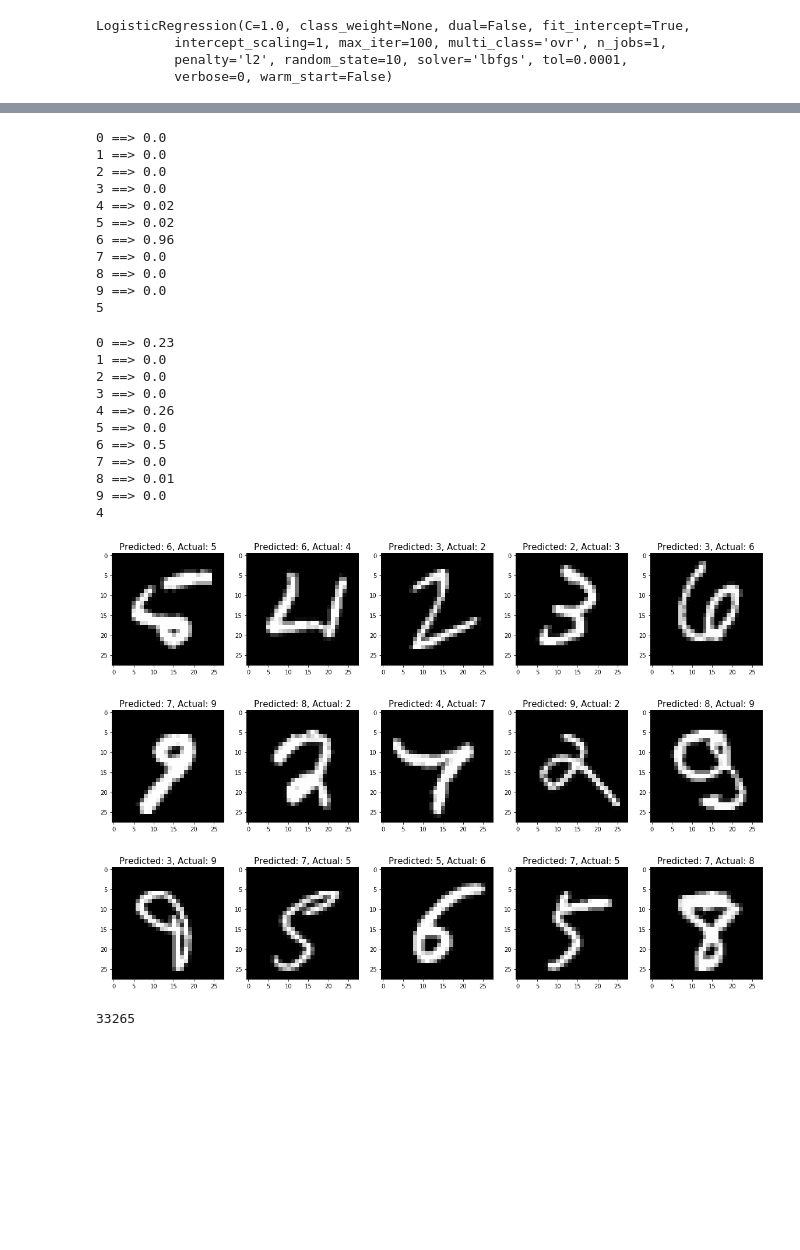
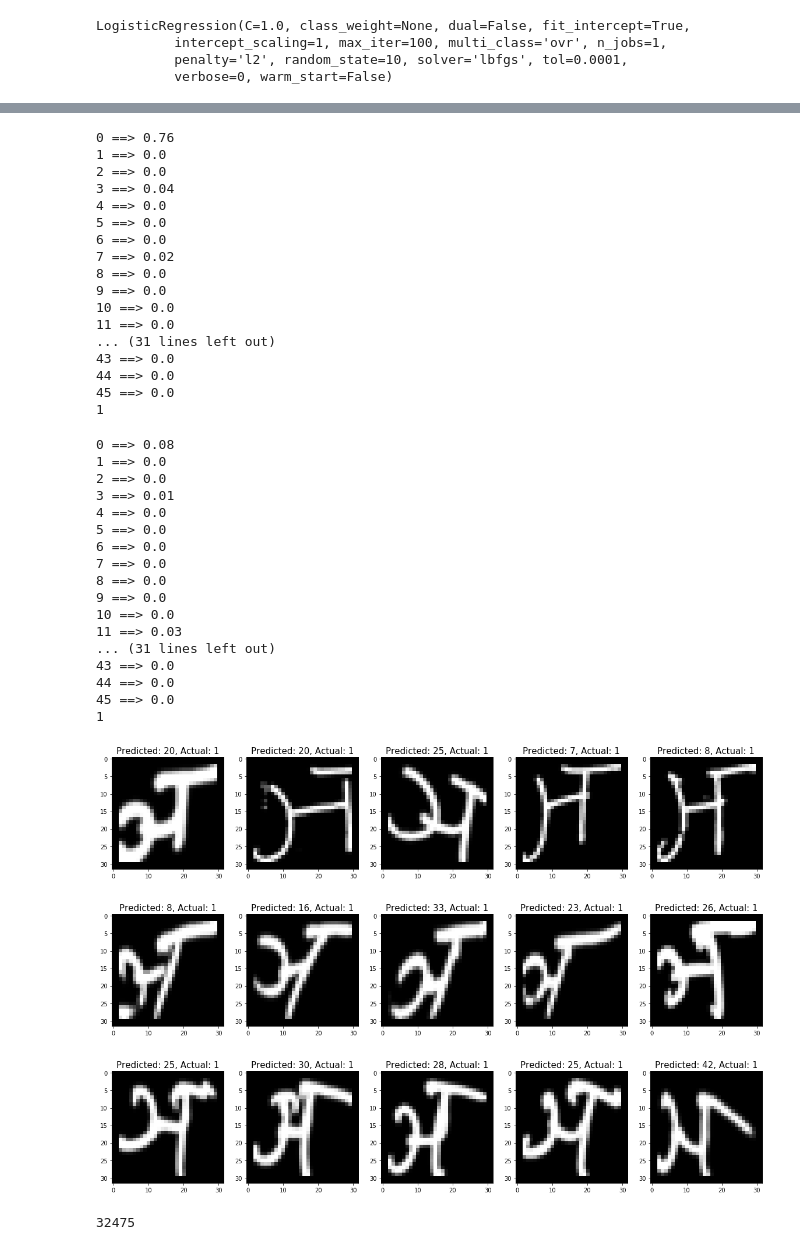
Before and after one commit to suziecyee/Devanagari, a Jupyter notebook: c4_Devanagari_Apply_classifiers_Suzie_Yee.ipynb, the cells around one changed output, grey strips where cells are left out. Saved outputs shown, nothing was run; the diff lists cells and outputs as text; code cells hidden in the pictures; blank space fills up the shorter version.

```diff
--- a/c4_Devanagari_Apply_classifiers_Suzie_Yee.ipynb
+++ b/c4_Devanagari_Apply_classifiers_Suzie_Yee.ipynb
@@ -76,9 +81,14 @@ gc.collect()
 0
 # %%
 # read csv file into test data array by calling read_file
-# set X2_test attributes to all rows, columns 1 to784
+# set X2_test attributes to all rows, columns 1 to 1024
 # set y2_test outcome to all rows, column 0
-mnist_test = read_file("mnist_data/mnist_test.csv")
-dataset_test = np.array(mnist_test)
-X2_test = dataset_test[:,1:785]
-y2_test = dataset_test[:,0]
+
+test_images = read_file("dev_Test.csv")
+print ("readfile")
+dataset = np.array(test_images)
+print ("dataset")
+X2_test = dataset[:,1:1025]
+print ("X2test")
+y2_test = dataset[:,0]
+print ("y2test")
@@ -105,6 +125,6 @@ gc.collect()
 plt.figure(figsize=(20,4))
 for index, (image, label) in enumerate(zip(X_test[0:5], y_test[0:5])):
     plt.subplot(1, 5, index + 1)
-    plt.imshow(np.reshape(image, (28,28)), cmap=plt.cm.gray)
+    plt.imshow(np.reshape(image, (32,32)), cmap=plt.cm.gray)
     plt.title('Test Img: %i\n' % label, fontsize = 20)
 # %% [output]
@@ -309,32 +345,44 @@ print_rounded_probabilities(probabilities[0])
 print_rounded_probabilities(probabilities[8])
 print(y_test[8])
 # %% [output]
-0 ==> 0.0
+0 ==> 0.76
 1 ==> 0.0
 2 ==> 0.0
-3 ==> 0.0
-4 ==> 0.02
-5 ==> 0.02
-6 ==> 0.96
-7 ==> 0.0
+3 ==> 0.04
+4 ==> 0.0
+5 ==> 0.0
+6 ==> 0.0
+7 ==> 0.02
 8 ==> 0.0
 9 ==> 0.0
-5
+10 ==> 0.0
+11 ==> 0.0
+... (31 lines left out)
+43 ==> 0.0
+44 ==> 0.0
+45 ==> 0.0
+1
 # %%
 print_rounded_probabilities(probabilities[33])
 print(y_test[33])
 # %% [output]
-0 ==> 0.23
+0 ==> 0.08
 1 ==> 0.0
 2 ==> 0.0
-3 ==> 0.0
-4 ==> 0.26
+3 ==> 0.01
+4 ==> 0.0
 5 ==> 0.0
-6 ==> 0.5
+6 ==> 0.0
 7 ==> 0.0
-8 ==> 0.01
+8 ==> 0.0
 9 ==> 0.0
-4
+10 ==> 0.0
+11 ==> 0.03
+... (31 lines left out)
+43 ==> 0.0
+44 ==> 0.0
+45 ==> 0.0
+1
 # %%
 # save the model to disk
 import pickle
@@ -342,6 +390,6 @@ filename = 'mnist_logreg.pkl'
 pickle.dump(model, open(filename, 'wb'))
 # %%
-# show the first 5 test images
+# show the first 5 misclassified images
 # plt.figure(figsize=(width",height"))
 # enumerate 2 lists equal length simultaneously: enumerate(zip
 # subplot (nrows, ncols, index) - plot within plot where index is the placement
@@ -350,29 +398,29 @@ pickle.dump(model, open(filename, 'wb'))
 plt.figure(figsize=(20,4))
 for plotIndex, badIndex in enumerate(misclassifiedIndexes[0:5]):
     plt.subplot(1, 5, plotIndex + 1)
-    plt.imshow(np.reshape(X_test[badIndex], (28,28)), cmap=plt.cm.gray)
+    plt.imshow(np.reshape(X_test[badIndex], (32,32)), cmap=plt.cm.gray)
     plt.title('Predicted: {}, Actual: {}'.format(predictions[badIndex], y_test[badIndex]), fontsize = 15)
 # %% [output]
-[figure, old version]
+[figure, new version]
 # %%
 plt.figure(figsize=(20,4))
 for plotIndex, badIndex in enumerate(misclassifiedIndexes[5:10]):
     plt.subplot(1, 5, plotIndex + 1)
-    plt.imshow(np.reshape(X_test[badIndex], (28,28)), cmap=plt.cm.gray)
+    plt.imshow(np.reshape(X_test[badIndex], (32,32)), cmap=plt.cm.gray)
     plt.title('Predicted: {}, Actual: {}'.format(predictions[badIndex], y_test[badIndex]), fontsize = 15)
 # %% [output]
-[figure, old version]
+[figure, new version]
 # %%
 plt.figure(figsize=(20,4))
 for plotIndex, badIndex in enumerate(misclassifiedIndexes[11:16]):
     plt.subplot(1, 5, plotIndex + 1)
-    plt.imshow(np.reshape(X_test[badIndex], (28,28)), cmap=plt.cm.gray)
+    plt.imshow(np.reshape(X_test[badIndex], (32,32)), cmap=plt.cm.gray)
     plt.title('Predicted: {}, Actual: {}'.format(predictions[badIndex], y_test[badIndex]), fontsize = 15)
 # %% [output]
-[figure, old version]
+[figure, new version]
 # %%
 # Done with X_test, y_test, predictions,misclassifiedIndexes
 del [[X_test,y_test,predictions,misclassifiedIndexes]]
 gc.collect()
 # %% [output]
-33265
+32475
```
Also changed, not shown: parts of 21 cells of this notebook.
